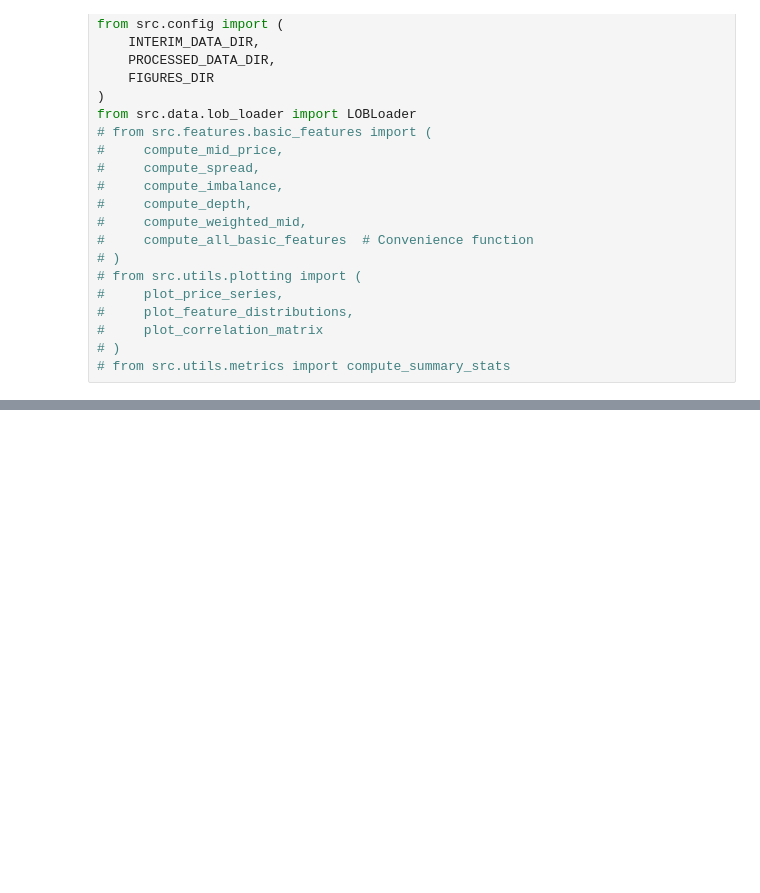
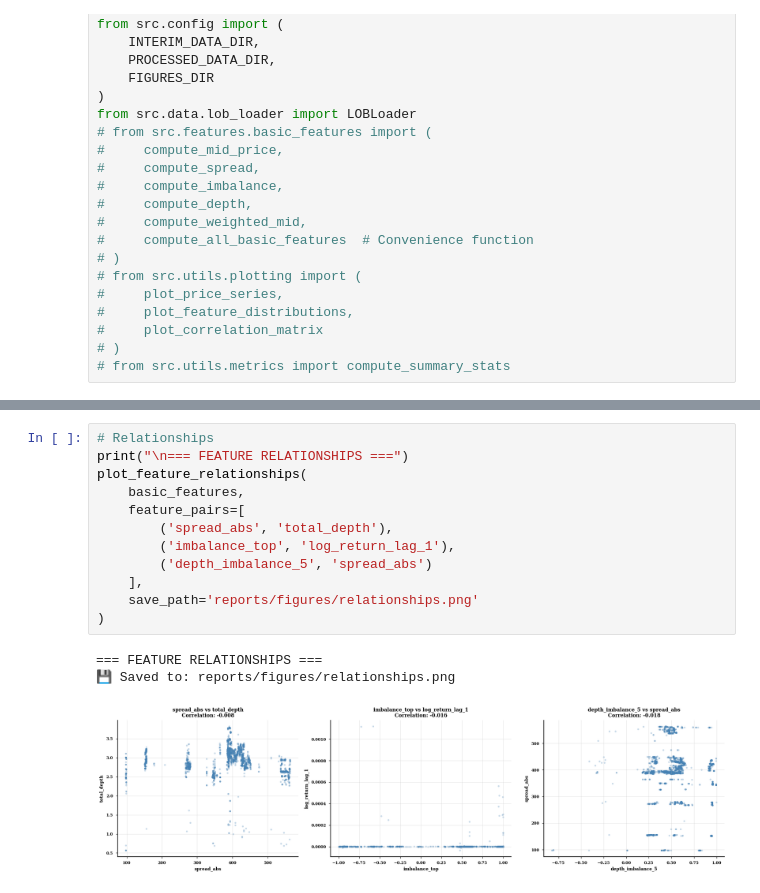
Before and after one commit to rspence821505/Order-Book-Microstructure-Analysis, a Jupyter notebook: notebooks/10_basic_features.ipynb, the cells around one changed output, grey strips where cells are left out. Saved outputs shown, nothing was run; the diff lists cells and outputs as text; blank space fills up the shorter version.

```diff
--- a/notebooks/10_basic_features.ipynb
+++ b/notebooks/10_basic_features.ipynb
@@ -346,0 +645,16 @@ for col in feature_cols:
+# %%
+# Relationships
+print("\n=== FEATURE RELATIONSHIPS ===")
+plot_feature_relationships(
+    basic_features,
+    feature_pairs=[
+        ('spread_abs', 'total_depth'),
+        ('imbalance_top', 'log_return_lag_1'),
+        ('depth_imbalance_5', 'spread_abs')
+    ],
+    save_path='reports/figures/relationships.png'
+)
+# %% [output]
+=== FEATURE RELATIONSHIPS ===
+💾 Saved to: reports/figures/relationships.png
+[figure, added]
```
Also changed, not shown: parts of 22 cells of this notebook, 23 other files.
